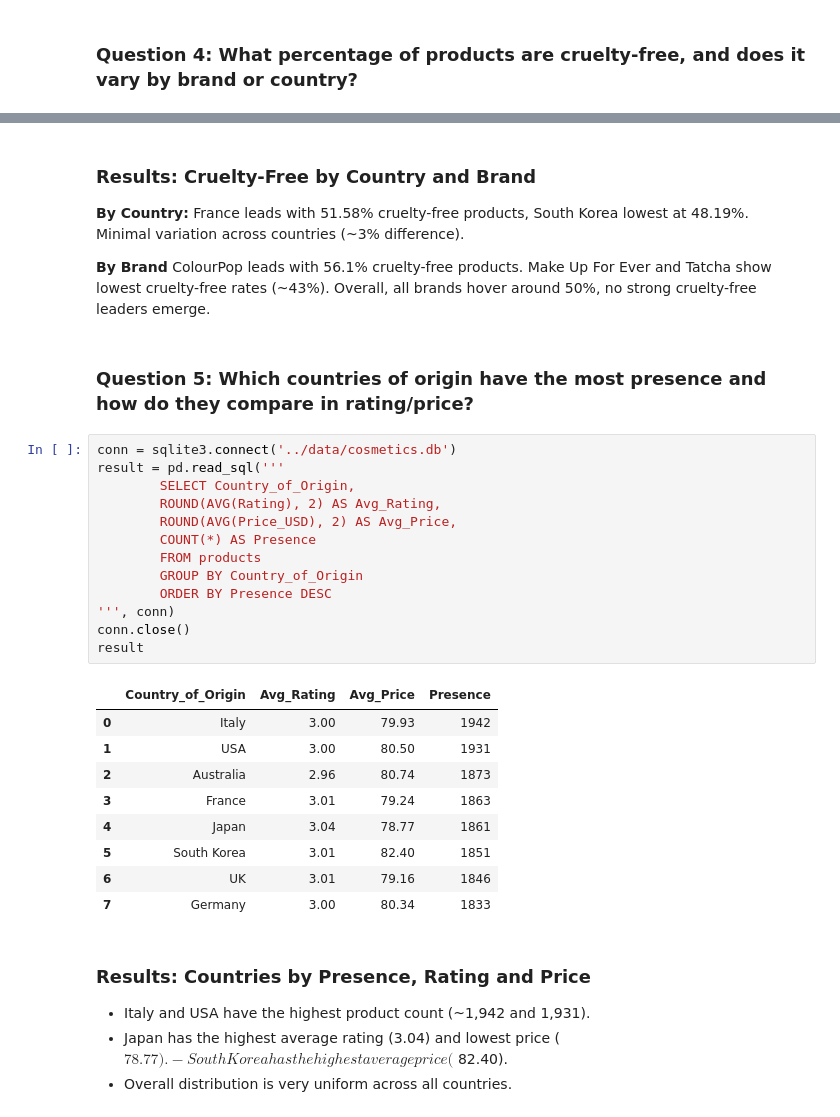
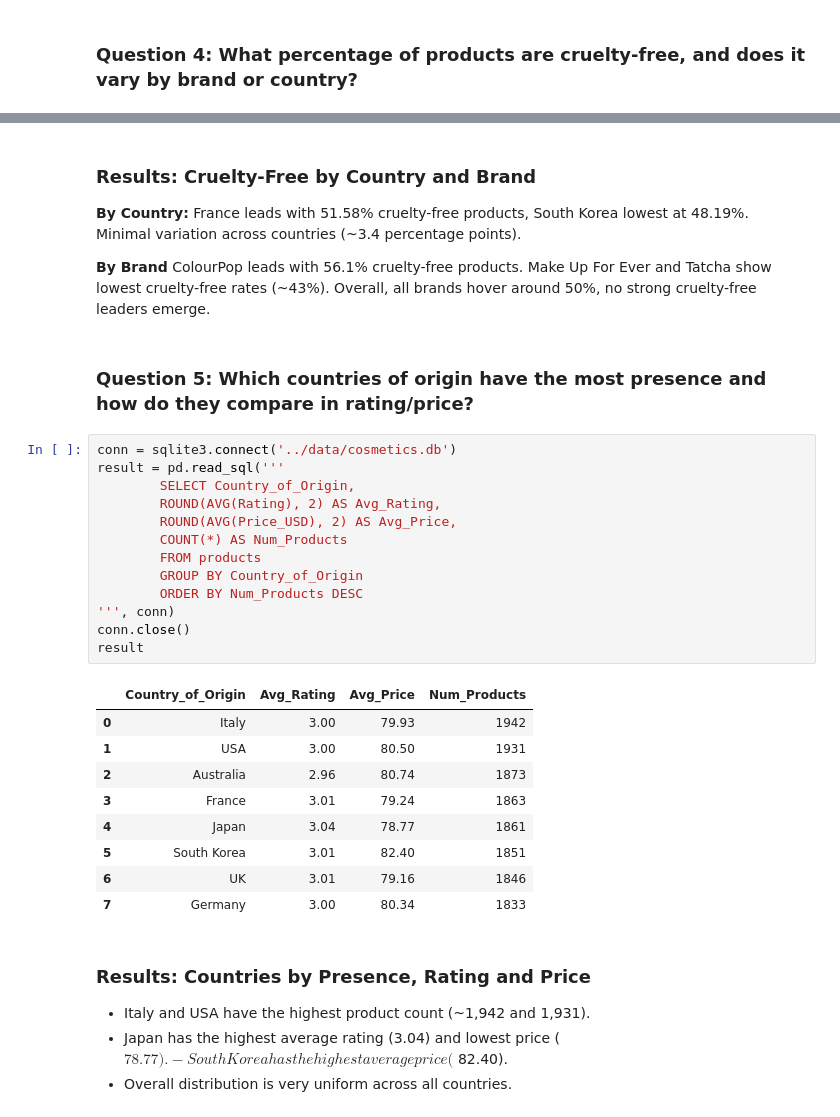
Before and after one commit to diaana19/cosmetics-market-analysis, a Jupyter notebook: notebooks/exploration.ipynb, the cells around one changed output, grey strips where cells are left out. Drawn from its saved outputs; the diff is of its cells as text.

```diff
--- a/notebooks/exploration.ipynb
+++ b/notebooks/exploration.ipynb
@@ -305,7 +316,7 @@ result
 
 **By Country:**
 France leads with 51.58% cruelty-free products, South Korea lowest at 48.19%.
-Minimal variation across countries (~3% difference).
+Minimal variation across countries (~3.4 percentage points).
 
 **By Brand**
 ColourPop leads with 56.1% cruelty-free products.
@@ -316,18 +327,18 @@ Overall, all brands hover around 50%, no strong cruelty-free leaders emerge.
 # %%
 conn = sqlite3.connect('../data/cosmetics.db')
 result = pd.read_sql('''
 		SELECT Country_of_Origin,
 		ROUND(AVG(Rating), 2) AS Avg_Rating,
 		ROUND(AVG(Price_USD), 2) AS Avg_Price,
-		COUNT(*) AS Presence
+		COUNT(*) AS Num_Products
 		FROM products
 		GROUP BY Country_of_Origin
-		ORDER BY Presence DESC
+		ORDER BY Num_Products DESC
 ''', conn)
 conn.close()
 result
 # %% [output]
-|  | Country_of_Origin | Avg_Rating | Avg_Price | Presence |
+|  | Country_of_Origin | Avg_Rating | Avg_Price | Num_Products |
 | 0 | Italy | 3.00 | 79.93 | 1942 |
 | 1 | USA | 3.00 | 80.50 | 1931 |
 | 2 | Australia | 2.96 | 80.74 | 1873 |
```
Also changed, not shown: parts of 24 cells of this notebook, 2 other files.
